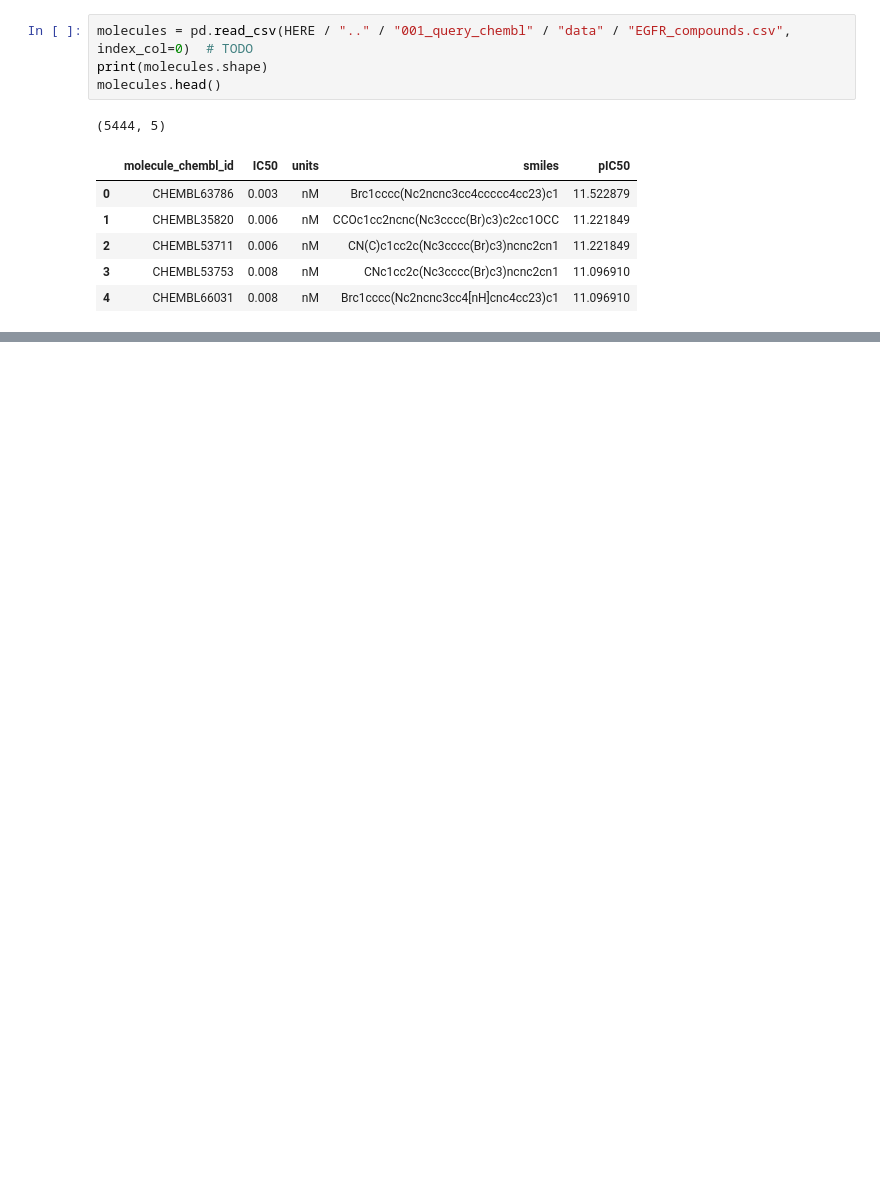
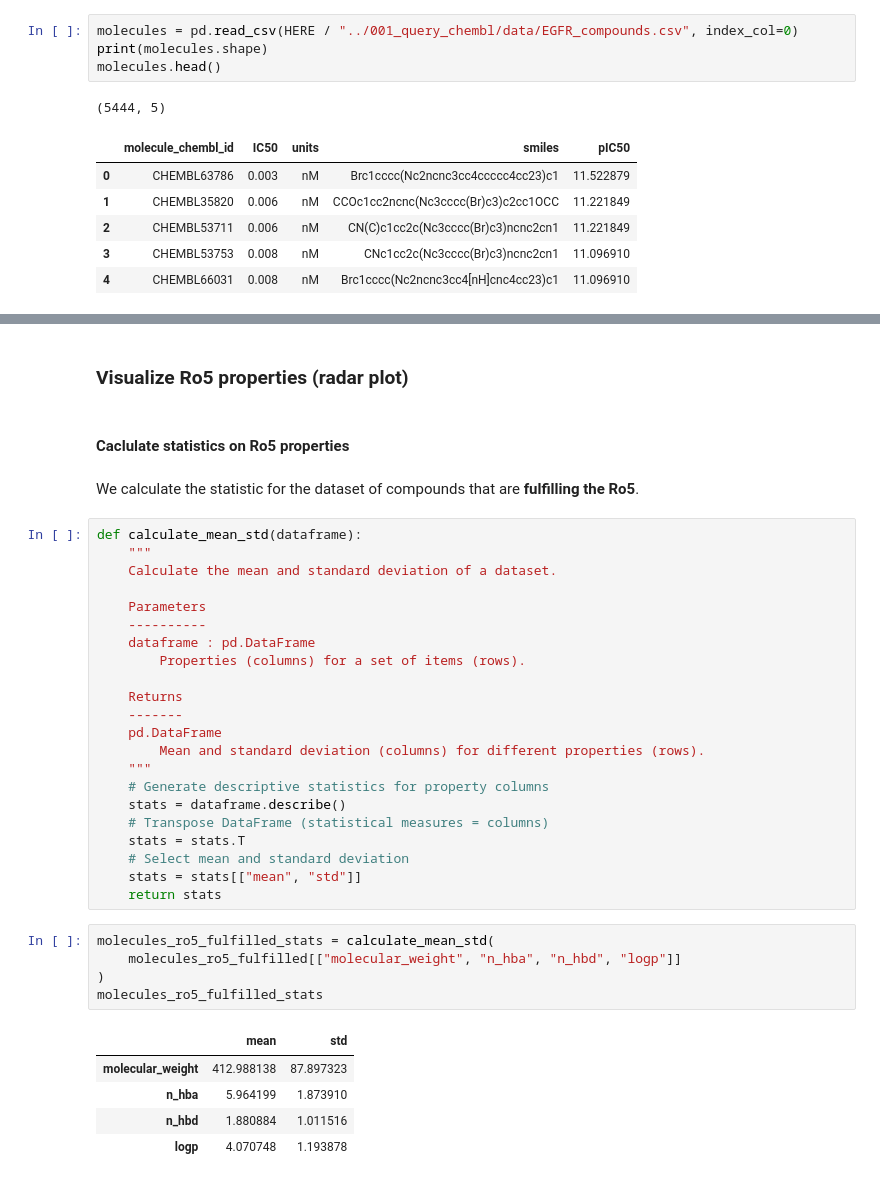
Before and after one commit to volkamerlab/teachopencadd, a Jupyter notebook: teachopencadd/talktorials/002_compound_adme/talktorial.ipynb, the cells around one changed output, grey strips where cells are left out. Cells and saved outputs as stored; diff of their text form; blank space fills up the shorter version.

```diff
--- a/teachopencadd/talktorials/002_compound_adme/talktorial.ipynb
+++ b/teachopencadd/talktorials/002_compound_adme/talktorial.ipynb
@@ -243,7 +242,7 @@ The `test_rule_of_five` function can be used to filter the main dataset by compl
 * Filter `ChEMBL_df` by  compounds that violate more than one rule
 * Save filtered dataframe
 # %%
-molecules = pd.read_csv(HERE / ".." / "001_query_chembl" / "data" / "EGFR_compounds.csv", index_col=0)  # TODO
+molecules = pd.read_csv(HERE / "../001_query_chembl/data/EGFR_compounds.csv", index_col=0)
 print(molecules.shape)
 molecules.head()
 # %% [output]
@@ -481,0 +303,39 @@ There are webservers/programmes available to get a whole picture of ADME propert
+# %% [markdown]
+### Visualize Ro5 properties (radar plot)
+# %% [markdown]
+#### Caclulate statistics on Ro5 properties
+# %% [markdown]
+We calculate the statistic for the dataset of compounds that are __fulfilling the Ro5__.
+# %%
+def calculate_mean_std(dataframe):
+    """
+    Calculate the mean and standard deviation of a dataset.
+
+    Parameters
+    ----------
+    dataframe : pd.DataFrame
+        Properties (columns) for a set of items (rows).
+
+    Returns
+    -------
+    pd.DataFrame
+        Mean and standard deviation (columns) for different properties (rows).
+    """
+    # Generate descriptive statistics for property columns
+    stats = dataframe.describe()
+    # Transpose DataFrame (statistical measures = columns)
+    stats = stats.T
+    # Select mean and standard deviation
+    stats = stats[["mean", "std"]]
+    return stats
+# %%
+molecules_ro5_fulfilled_stats = calculate_mean_std(
+    molecules_ro5_fulfilled[["molecular_weight", "n_hba", "n_hbd", "logp"]]
+)
+molecules_ro5_fulfilled_stats
+# %% [output]
+|  | mean | std |
+| molecular_weight | 412.988138 | 87.897323 |
+| n_hba | 5.964199 | 1.873910 |
+| n_hbd | 1.880884 | 1.011516 |
+| logp | 4.070748 | 1.193878 |
```
Also changed, not shown: parts of 45 cells of this notebook.
